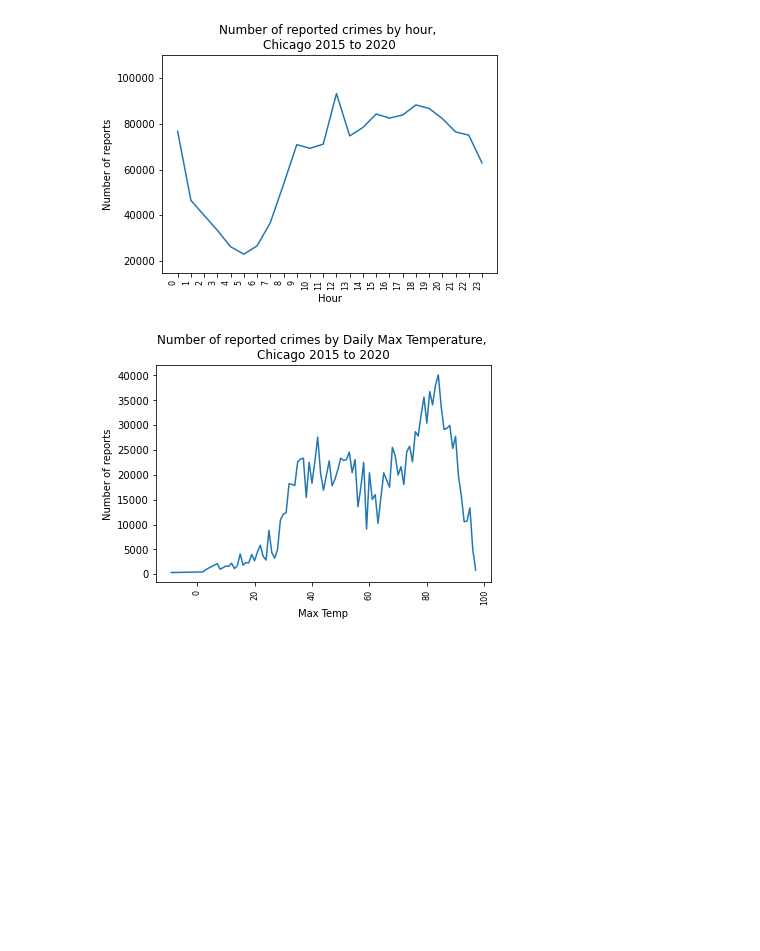
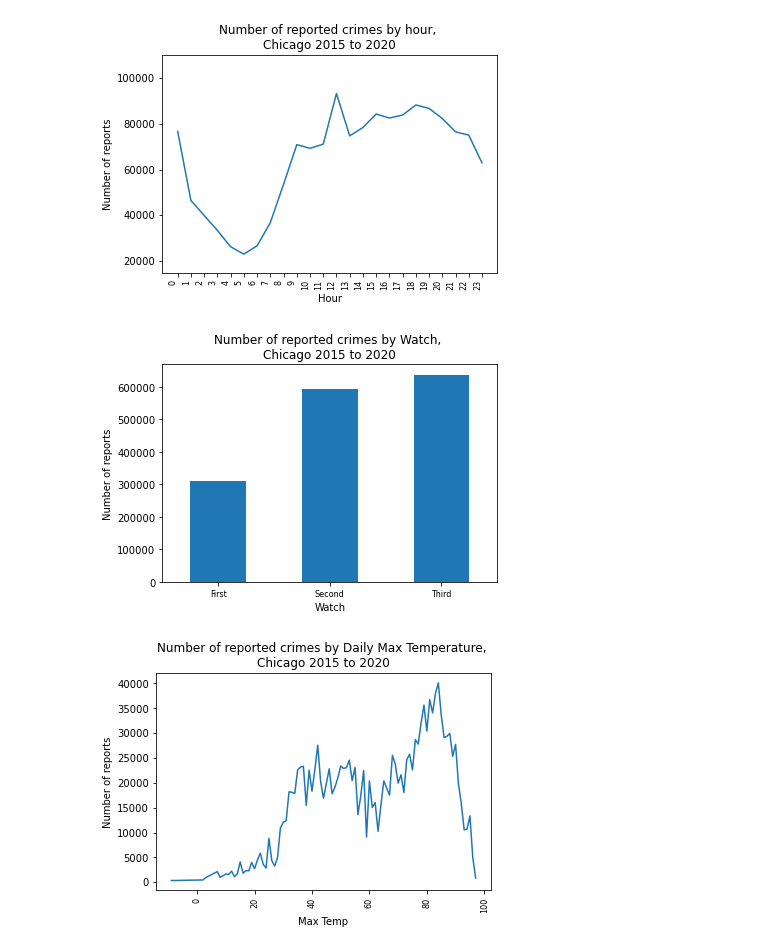
Before and after one commit to Deckart2/capp_30254_crime_forcasting, a Jupyter notebook: data_prep.ipynb, the cells around one changed output. Saved outputs shown, nothing was run; the diff lists cells and outputs as text; code cells hidden in the pictures; blank space fills up the shorter version.

```diff
--- a/data_prep.ipynb
+++ b/data_prep.ipynb
@@ -145,14 +145,16 @@ plt.show()
 # %%
  # Crime Count by watch/shift (5 year aggregate).
 
-hour_counts = df.groupby(by = [df.Watch]).count()
+watch_counts = df.groupby(by = [df.Watch]).count()
 
-hour_counts['IUCR'].plot(kind='bar')
+hour_counts['ID'].plot(kind='bar')
 plt.xticks(rotation=0, size=8, ha='center')
 plt.xlabel('Watch')
 plt.ylabel('Number of reports')
 plt.title('Number of reported crimes by Watch, \nChicago 2015 to 2020')
 plt.show()
+# %% [output]
+[figure, added]
 # %%
 # Crime Count by maximum daily temperature (5 year aggregate).
 
```
Also changed, not shown: parts of 1 cell of this notebook, 1 other file.
